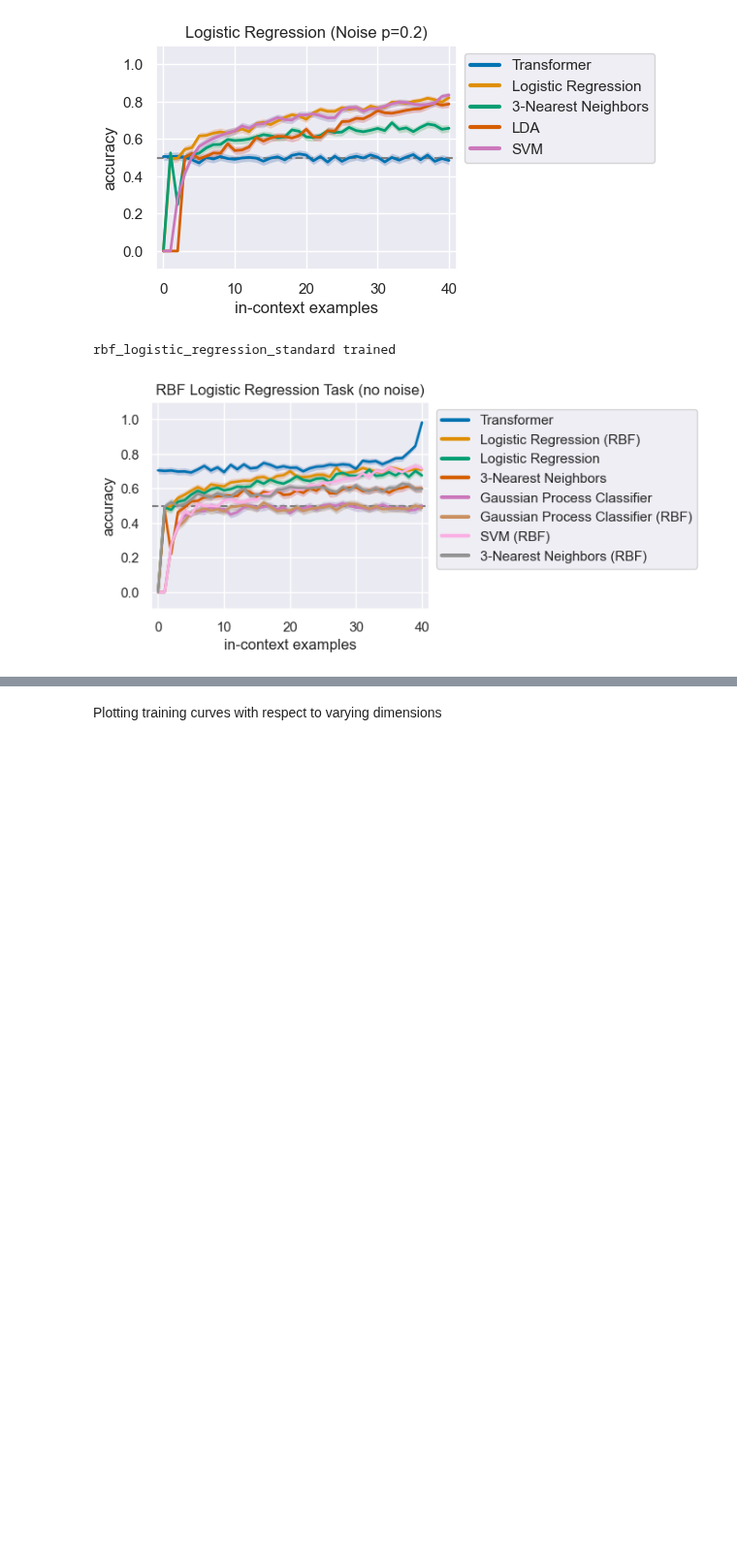
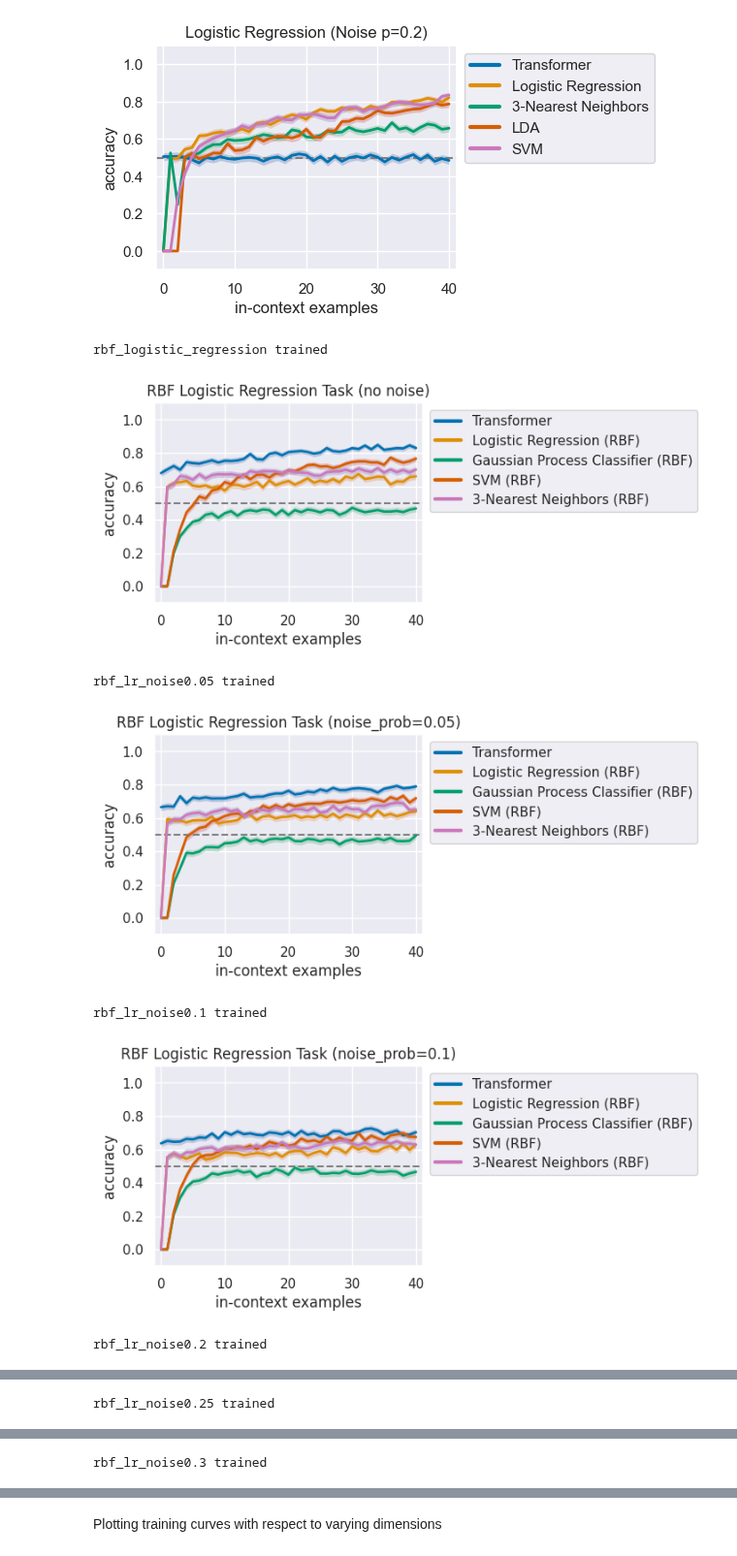
Before and after one commit to zenglingqi647/ICL, a Jupyter notebook: src/eval.ipynb, the cells around one changed output, grey strips where cells are left out. Shown at 97% size. Saved outputs shown, nothing was run; the diff lists cells and outputs as text; code cells hidden in the pictures; blank space fills up the shorter version.

```diff
--- a/src/eval.ipynb
+++ b/src/eval.ipynb
@@ -79,7 +71,20 @@ plot_metric("lr_noise0.2", "trained", "Logistic Regression (Noise p=0.2)", False
 noisy_logistic_regression_train0.2 trained
 [figure]
 # %%
-plot_metric("rbf_logistic_regression", "trained", "RBF Logistic Regression Task (no noise)", rbf_baselines_only=False, recompute_metrics=True)
+plot_metric("rbf_logistic_regression", "trained", "RBF Logistic Regression Task (no noise)", rbf_baselines_only=True, recompute_metrics=True)
-# %% [output]
-rbf_logistic_regression_standard trained
-[figure, removed]
+# %%
+plot_metric("rbf_logistic_regression", "trained", "RBF Logistic Regression Task (no noise)", rbf_baselines_only=True, recompute_metrics=False)
+plot_metric("rbf_lr_noise0.05", "trained", "RBF Logistic Regression Task (noise_prob=0.05)", rbf_baselines_only=True, recompute_metrics=False)
+plot_metric("rbf_lr_noise0.1", "trained", "RBF Logistic Regression Task (noise_prob=0.1)", rbf_baselines_only=True, recompute_metrics=False)
+plot_metric("rbf_lr_noise0.2", "trained", "RBF Logistic Regression Task (noise_prob=0.2)", rbf_baselines_only=True, recompute_metrics=False)
+plot_metric("rbf_lr_noise0.25", "trained", "RBF Logistic Regression Task (noise_prob=0.25)", rbf_baselines_only=True, recompute_metrics=False)
+plot_metric("rbf_lr_noise0.3", "trained", "RBF Logistic Regression Task (noise_prob=0.3)", rbf_baselines_only=True, recompute_metrics=False)
+plot_metric("rbf_lr_noise0.4", "trained", "RBF Logistic Regression Task (noise_prob=0.4)", rbf_baselines_only=True, recompute_metrics=False)
+# %% [output]
+rbf_logistic_regression trained
+[figure, added]
+rbf_lr_noise0.05 trained
+[figure, added]
+rbf_lr_noise0.1 trained
+[figure, added]
+rbf_lr_noise0.2 trained
@@ -85,0 +92 @@ rbf_logistic_regression_standard trained
+rbf_lr_noise0.25 trained
@@ -85,0 +94 @@ rbf_logistic_regression_standard trained
+rbf_lr_noise0.3 trained
```
Also changed, not shown: parts of 2 cells of this notebook.
